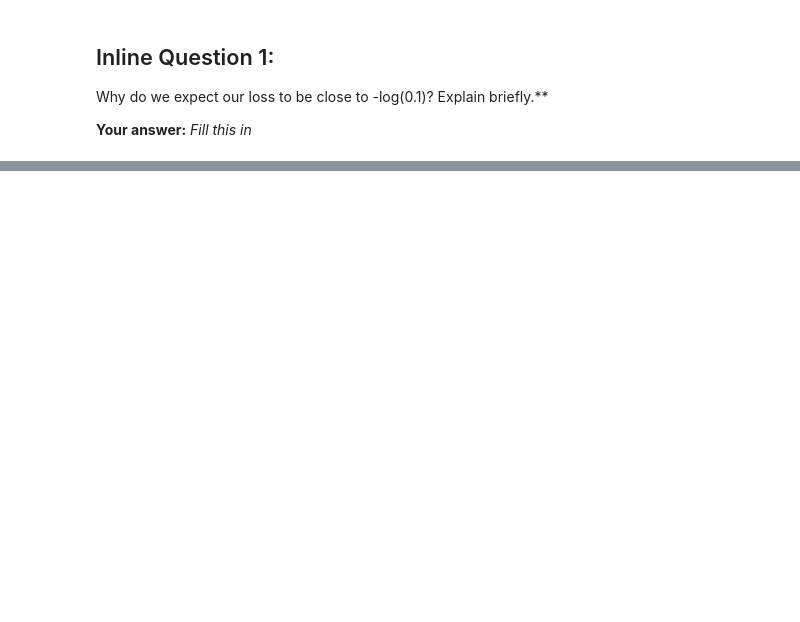
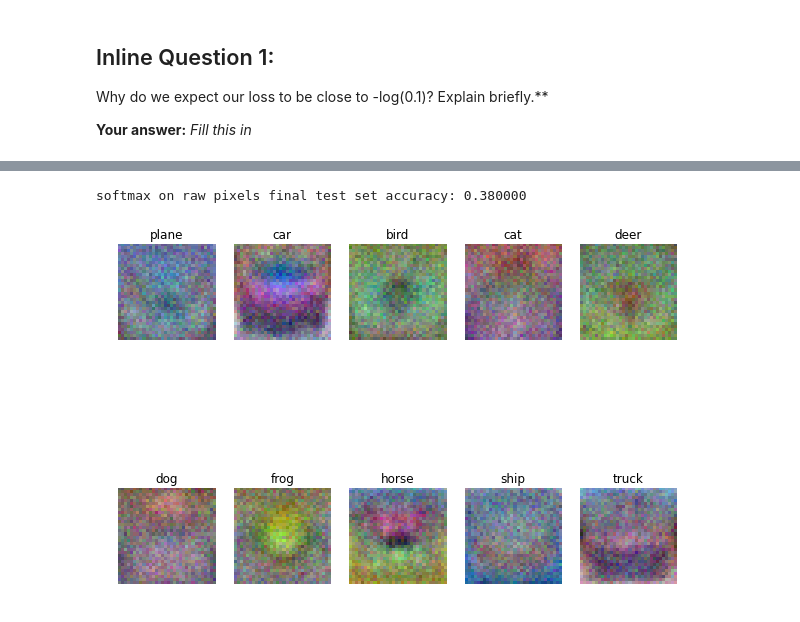
Before and after one commit to ccwang002/learn_CNN, a Jupyter notebook: 01_stanford_CS231n/assignment1/softmax.ipynb, the cells around one changed output, grey strips where cells are left out. Drawn from its saved outputs; the diff is of its cells as text; code cells hidden in the pictures; blank space fills up the shorter version.

Commit message:
update softmax notebook

```diff
--- a/01_stanford_CS231n/assignment1/softmax.ipynb
+++ b/01_stanford_CS231n/assignment1/softmax.ipynb
@@ -192,20 +221,26 @@ print 'best validation accuracy achieved during cross-validation: %f' % best_val
 # Evaluate the best svm on test set
 y_test_pred = best_softmax.predict(X_test)
 test_accuracy = np.mean(y_test == y_test_pred)
-print 'softmax on raw pixels final test set accuracy: %f' % (test_accuracy, )
+print('softmax on raw pixels final test set accuracy: %f' % (test_accuracy, ))
+# %% [output]
+softmax on raw pixels final test set accuracy: 0.380000
 # %%
 # Visualize the learned weights for each class
 w = best_softmax.W[:,:-1] # strip out the bias
 w = w.reshape(10, 32, 32, 3)
 
 w_min, w_max = np.min(w), np.max(w)
 
 classes = ['plane', 'car', 'bird', 'cat', 'deer', 'dog', 'frog', 'horse', 'ship', 'truck']
-for i in xrange(10):
-  plt.subplot(2, 5, i + 1)
+for i in range(10):
+    plt.subplot(2, 5, i + 1)
 
-  # Rescale the weights to be between 0 and 255
-  wimg = 255.0 * (w[i].squeeze() - w_min) / (w_max - w_min)
-  plt.imshow(wimg.astype('uint8'))
-  plt.axis('off')
-  plt.title(classes[i])
+    # Rescale the weights to be between 0 and 255
+    wimg = 255.0 * (w[i].squeeze() - w_min) / (w_max - w_min)
+    plt.imshow(wimg.astype('uint8'))
+    plt.axis('off')
+    plt.title(classes[i])
+
+plt.show()
+# %% [output]
+[figure, added]
```
Also changed, not shown: parts of 4 cells of this notebook.
